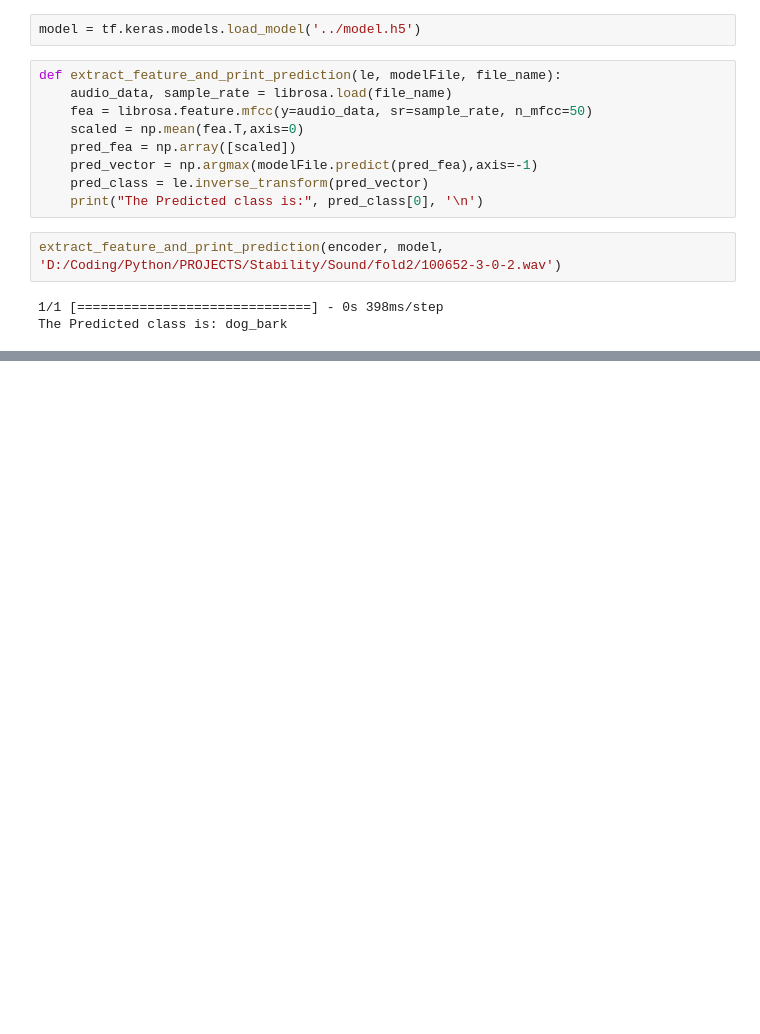
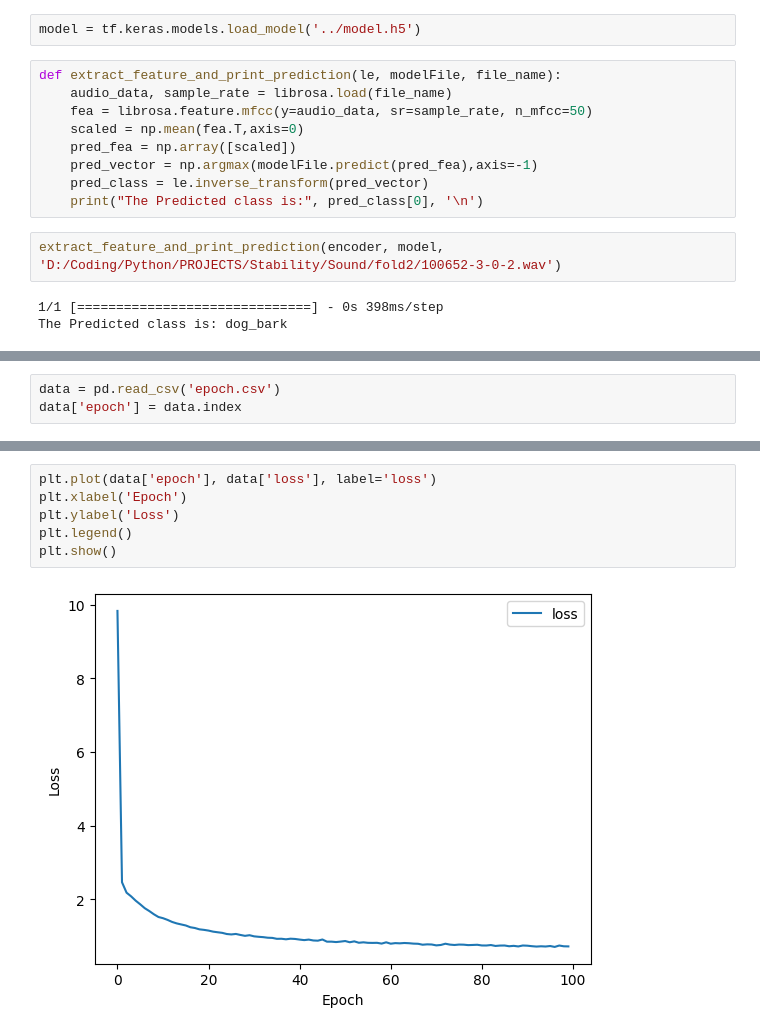
Before and after one commit to rithurajnambiar17/soundscaping-art, a Jupyter notebook: sound-classification/trial.ipynb, the cells around one changed output, grey strips where cells are left out. Drawn from its saved outputs; the diff is of its cells as text; blank space fills up the shorter version.

```diff
--- a/sound-classification/trial.ipynb
+++ b/sound-classification/trial.ipynb
@@ -32,0 +33,3 @@ AttributeError: 'NoneType' object has no attribute 'history'
+# %%
+data = pd.read_csv('epoch.csv')
+data['epoch'] = data.index
@@ -32,0 +52,8 @@ AttributeError: 'NoneType' object has no attribute 'history'
+# %%
+plt.plot(data['epoch'], data['loss'], label='loss')
+plt.xlabel('Epoch')
+plt.ylabel('Loss')
+plt.legend()
+plt.show()
+# %% [output]
+[figure, added]
```
Also changed, not shown: parts of 7 cells of this notebook, 3 other files.
